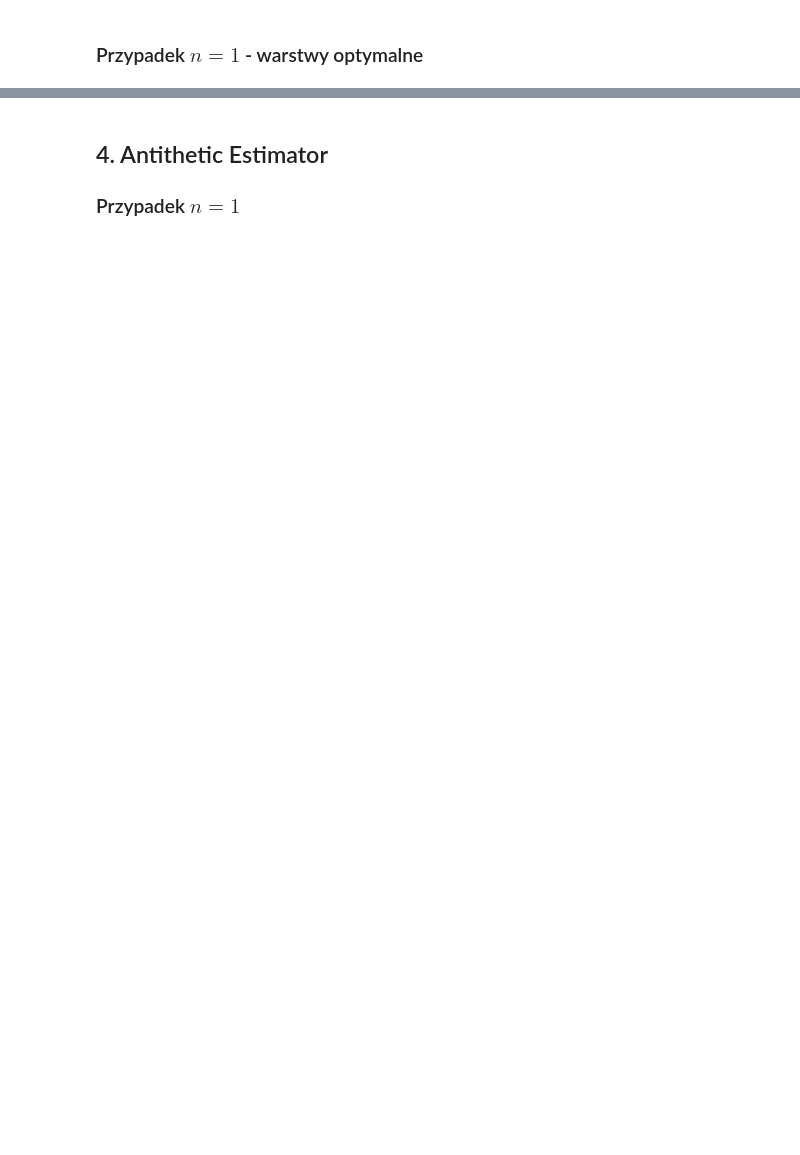
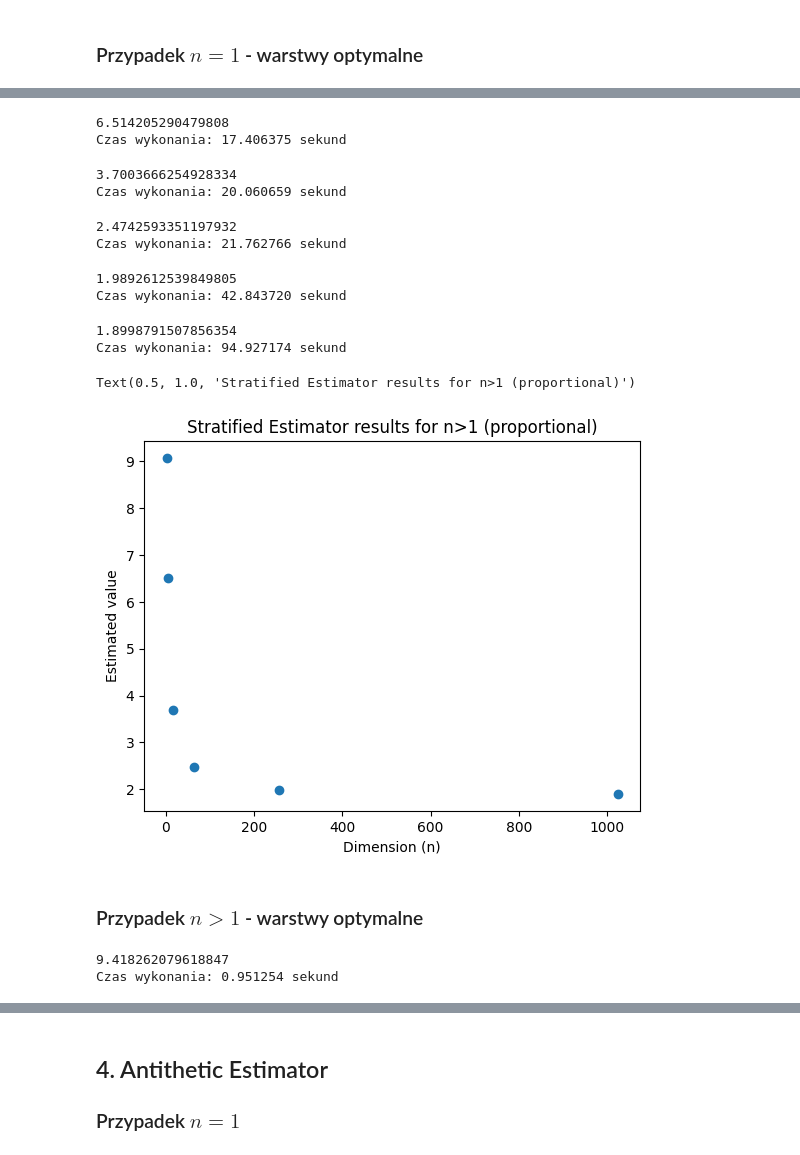
Before and after one commit to MartaGacek1/MonteCarloProject2, a Jupyter notebook: MonteCarloProjekt2.ipynb, the cells around one changed output, grey strips where cells are left out. Saved outputs shown, nothing was run; the diff lists cells and outputs as text; code cells hidden in the pictures; blank space fills up the shorter version.

```diff
--- a/MonteCarloProjekt2.ipynb
+++ b/MonteCarloProjekt2.ipynb
@@ -175,0 +256,65 @@ Rj = [math.ceil(R/m) for i in range(m)]
+# %%
+start_time = time.time()
+s = stratified(S_0, n2, Rj)
+print(s)
+estss.append(s)
+end_time = time.time()
+execution_time = end_time - start_time
+print(f"Czas wykonania: {execution_time:.6f} sekund")
+# %% [output]
+6.514205290479808
+Czas wykonania: 17.406375 sekund
+# %%
+start_time = time.time()
+s = stratified(S_0, n3, Rj)
+print(s)
+estss.append(s)
+end_time = time.time()
+execution_time = end_time - start_time
+print(f"Czas wykonania: {execution_time:.6f} sekund")
+# %% [output]
+3.7003666254928334
+Czas wykonania: 20.060659 sekund
+# %%
+start_time = time.time()
+s = stratified(S_0, n4, Rj)
+print(s)
+estss.append(s)
+end_time = time.time()
+execution_time = end_time - start_time
+print(f"Czas wykonania: {execution_time:.6f} sekund")
+# %% [output]
+2.4742593351197932
+Czas wykonania: 21.762766 sekund
+# %%
+start_time = time.time()
+s = stratified(S_0, n5, Rj)
+print(s)
+estss.append(s)
+end_time = time.time()
+execution_time = end_time - start_time
+print(f"Czas wykonania: {execution_time:.6f} sekund")
+# %% [output]
+1.9892612539849805
+Czas wykonania: 42.843720 sekund
+# %%
+start_time = time.time()
+s = stratified(S_0, n6, Rj)
+print(s)
+estss.append(s)
+end_time = time.time()
+execution_time = end_time - start_time
+print(f"Czas wykonania: {execution_time:.6f} sekund")
+# %% [output]
+1.8998791507856354
+Czas wykonania: 94.927174 sekund
+# %%
+plt.scatter([n1, n2, n3, n4, n5, n6], estss)
+plt.ylabel("Estimated value")
+plt.xlabel("Dimension (n)")
+plt.title("Stratified Estimator results for n>1 (proportional)")
+# %% [output]
+Text(0.5, 1.0, 'Stratified Estimator results for n>1 (proportional)')
+[figure, added]
+# %% [markdown]
+### Przypadek $n>1$ - warstwy optymalne
@@ -175,0 +334,11 @@ Rj = [math.ceil(R/m) for i in range(m)]
+# %%
+start_time = time.time()
+s = stratified(S_0, n1, Rj)
+print(s)
+estss.append(s)
+end_time = time.time()
+execution_time = end_time - start_time
+print(f"Czas wykonania: {execution_time:.6f} sekund")
+# %% [output]
+9.418262079618847
+Czas wykonania: 0.951254 sekund
```
Also changed, not shown: parts of 35 cells of this notebook.
